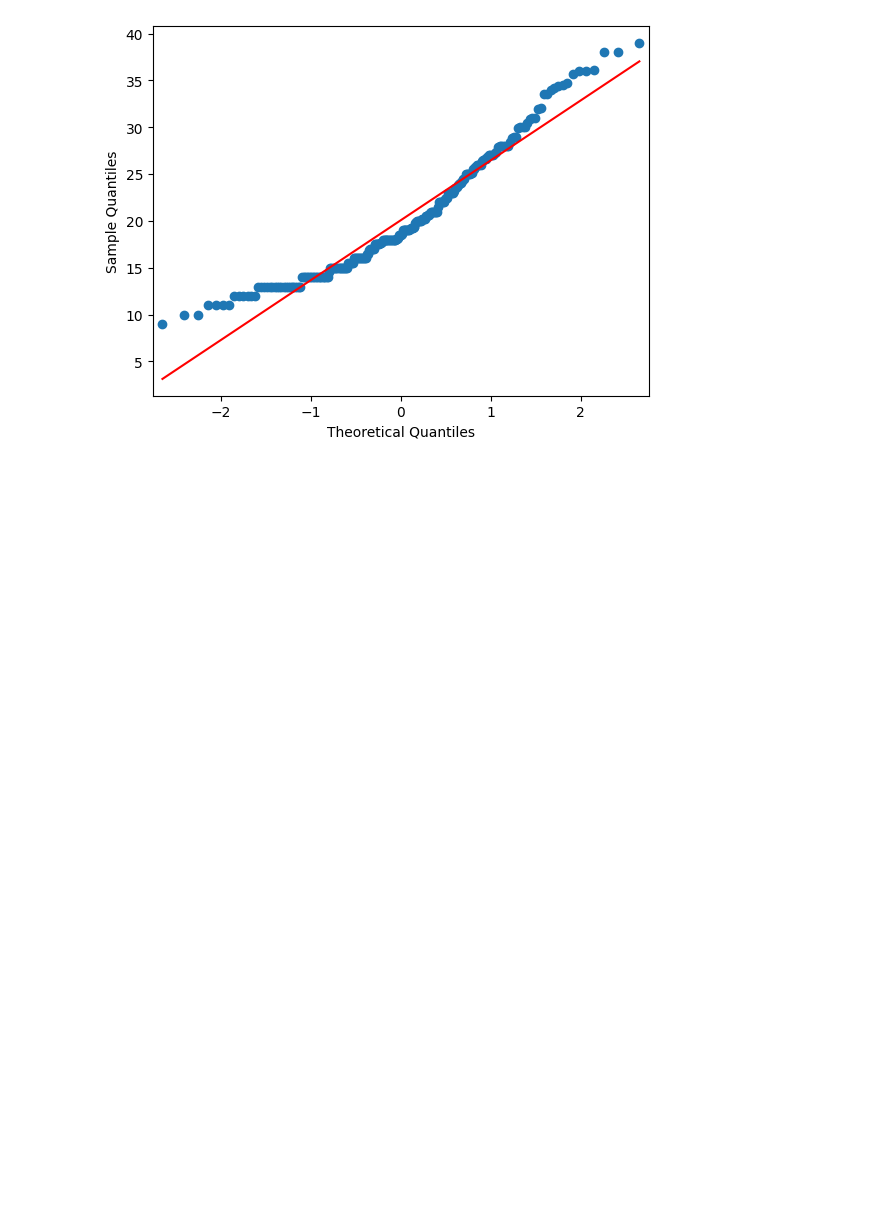
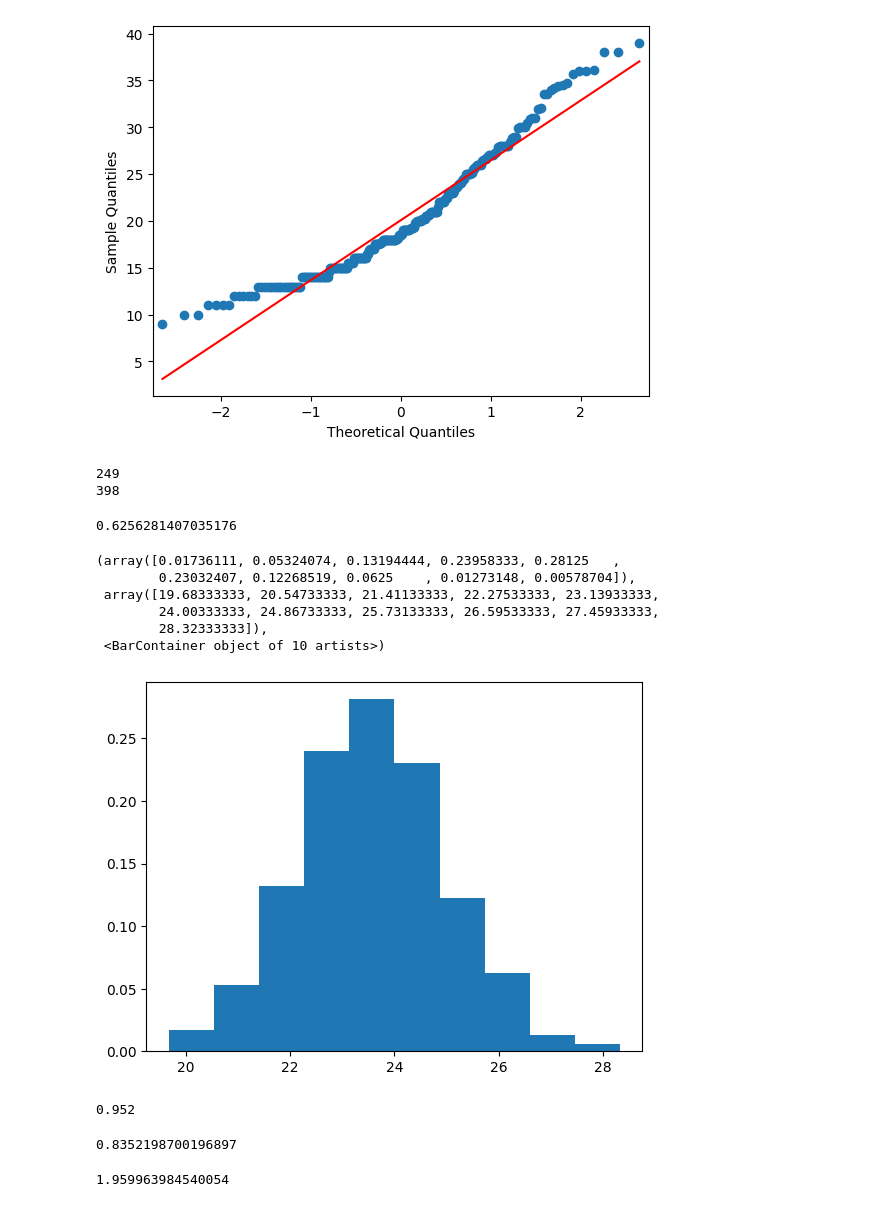
Before and after one commit to ddangchani/Graduate, a Jupyter notebook: Midterm.ipynb, the cells around one changed output. Drawn from its saved outputs; the diff is of its cells as text; code cells hidden in the pictures; blank space fills up the shorter version.

```diff
--- a/Midterm.ipynb
+++ b/Midterm.ipynb
@@ -78,3 +109,59 @@ plt.show()
 [figure]
 # %%
 # 4-(4)
+print(len(mpg_usa))
+print(len(mpg))
+# %% [output]
+249
+398
+# %%
+len(mpg_usa)/len(mpg)
+# %% [output]
+0.6256281407035176
+# %%
+import numpy as np
+import matplotlib.pyplot as plt
+
+np.random.seed(1)
+n = 30
+mean = []
+for i in range(1000):
+    x = np.random.choice(398,30)
+    mean.append(np.mean(mpg['mpg'][x]))
+plt.hist(mean, bins=10, density=True)
+# %% [output]
+(array([0.01736111, 0.05324074, 0.13194444, 0.23958333, 0.28125   ,
+        0.23032407, 0.12268519, 0.0625    , 0.01273148, 0.00578704]),
+ array([19.68333333, 20.54733333, 21.41133333, 22.27533333, 23.13933333,
+        24.00333333, 24.86733333, 25.73133333, 26.59533333, 27.45933333,
+        28.32333333]),
+ <BarContainer object of 10 artists>)
+[figure, added]
+# %%
+# 5
+from scipy.stats import norm
+import numpy as np
+
+np.random.seed(1)
+
+count=0
+for i in range(1000):
+    x = norm.rvs(20, 10, 50)
+
+    upper = x.mean() + norm.ppf(0.975, 0, 1) * 10 / np.sqrt(50)
+    lower = x.mean() - norm.ppf(0.975, 0, 1) * 10 / np.sqrt(50)
+
+    if lower < 20 < upper:
+        count += 1
+
+count/1000
+# %% [output]
+0.952
+# %%
+norm.cdf(0.975)
+# %% [output]
+0.8352198700196897
+# %%
+norm.ppf(0.975)
+# %% [output]
+1.959963984540054
```
Also changed, not shown: parts of 3 cells of this notebook, 1 other file.
